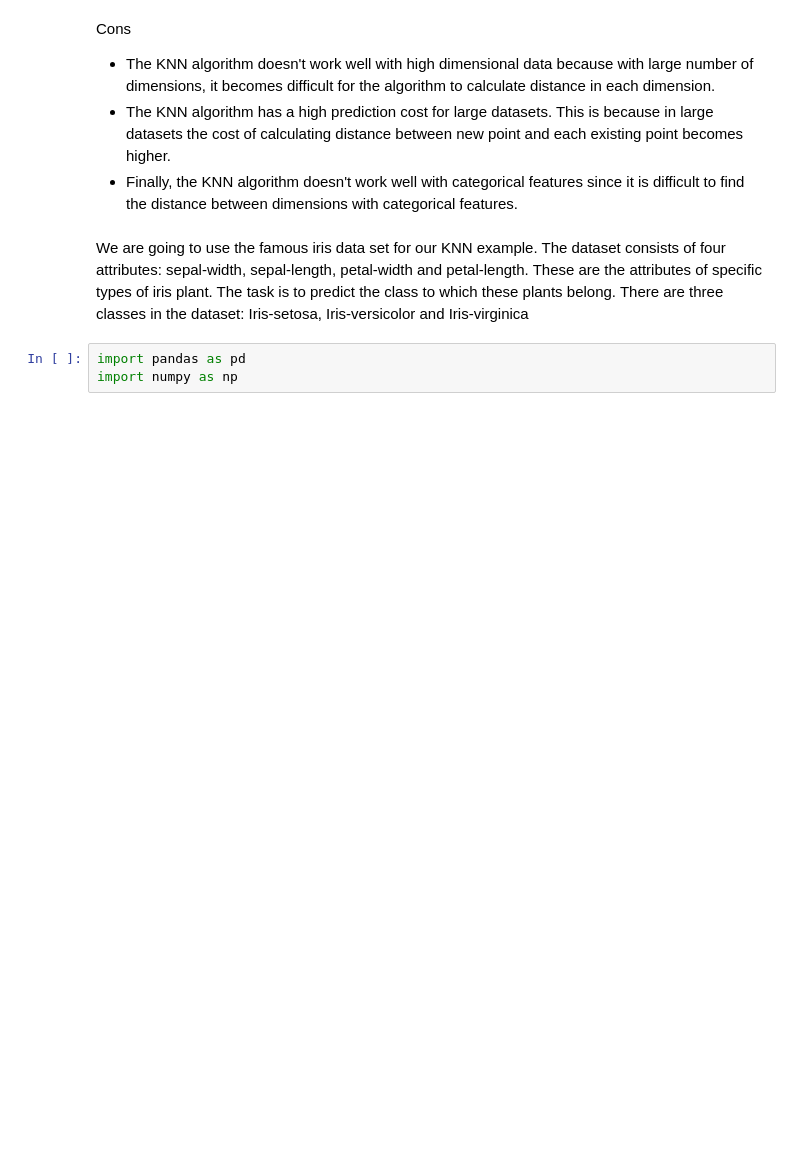
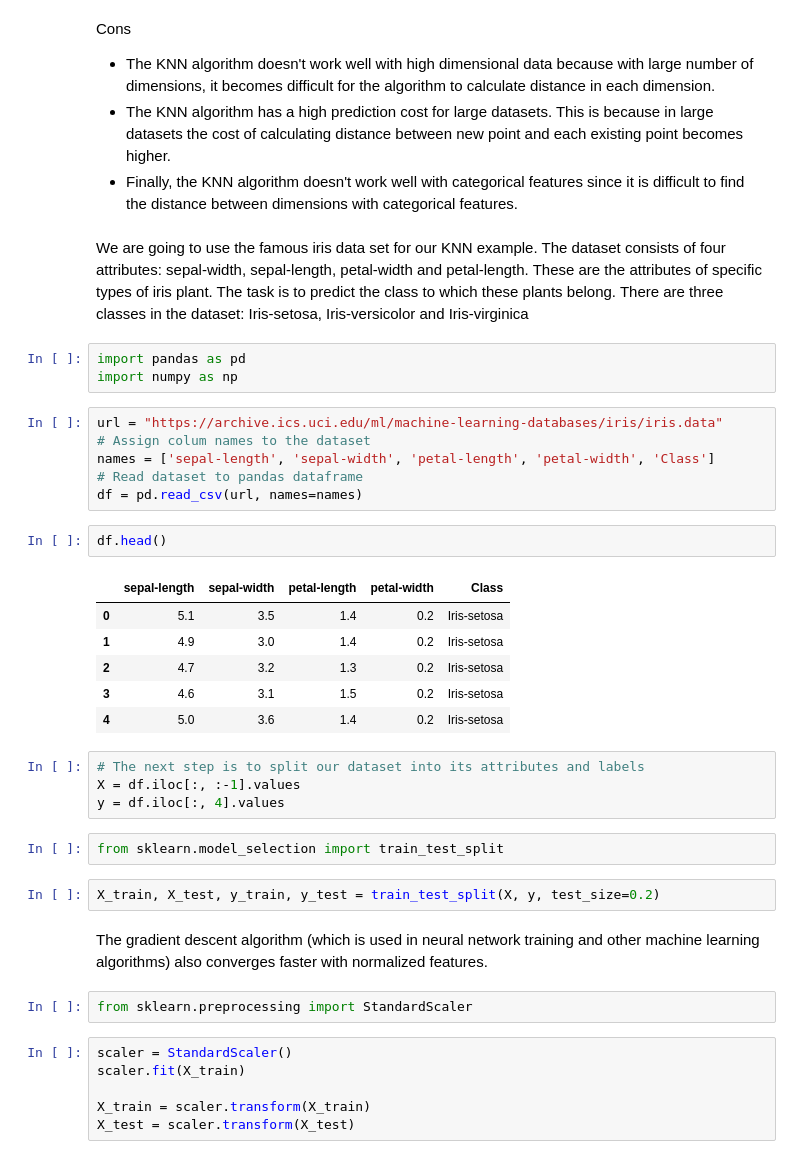
Before and after one commit to harishtm/data_analysis_python, a Jupyter notebook: ml_learning/K_nearest_neighbors/1_KNN/1_knn_exp.ipynb, the cells around one changed output. Drawn from its saved outputs; the diff is of its cells as text; blank space fills up the shorter version.

```diff
--- a/ml_learning/K_nearest_neighbors/1_KNN/1_knn_exp.ipynb
+++ b/ml_learning/K_nearest_neighbors/1_KNN/1_knn_exp.ipynb
@@ -38,3 +38,36 @@ We are going to use the famous iris data set for our KNN example. The dataset co
 # %%
 import pandas as pd
 import numpy as np
+# %%
+url = "https://archive.ics.uci.edu/ml/machine-learning-databases/iris/iris.data"
+# Assign colum names to the dataset
+names = ['sepal-length', 'sepal-width', 'petal-length', 'petal-width', 'Class']
+# Read dataset to pandas dataframe
+df = pd.read_csv(url, names=names)
+# %%
+df.head()
+# %% [output]
+|  | sepal-length | sepal-width | petal-length | petal-width | Class |
+| 0 | 5.1 | 3.5 | 1.4 | 0.2 | Iris-setosa |
+| 1 | 4.9 | 3.0 | 1.4 | 0.2 | Iris-setosa |
+| 2 | 4.7 | 3.2 | 1.3 | 0.2 | Iris-setosa |
+| 3 | 4.6 | 3.1 | 1.5 | 0.2 | Iris-setosa |
+| 4 | 5.0 | 3.6 | 1.4 | 0.2 | Iris-setosa |
+# %%
+# The next step is to split our dataset into its attributes and labels
+X = df.iloc[:, :-1].values
+y = df.iloc[:, 4].values
+# %%
+from sklearn.model_selection import train_test_split
+# %%
+X_train, X_test, y_train, y_test = train_test_split(X, y, test_size=0.2)
+# %% [markdown]
+The gradient descent algorithm (which is used in neural network training and other machine learning algorithms) also converges faster with normalized features.
+# %%
+from sklearn.preprocessing import StandardScaler
+# %%
+scaler = StandardScaler()
+scaler.fit(X_train)
+
+X_train = scaler.transform(X_train)
+X_test = scaler.transform(X_test)
```
Also changed, not shown: parts of 11 cells of this notebook.
